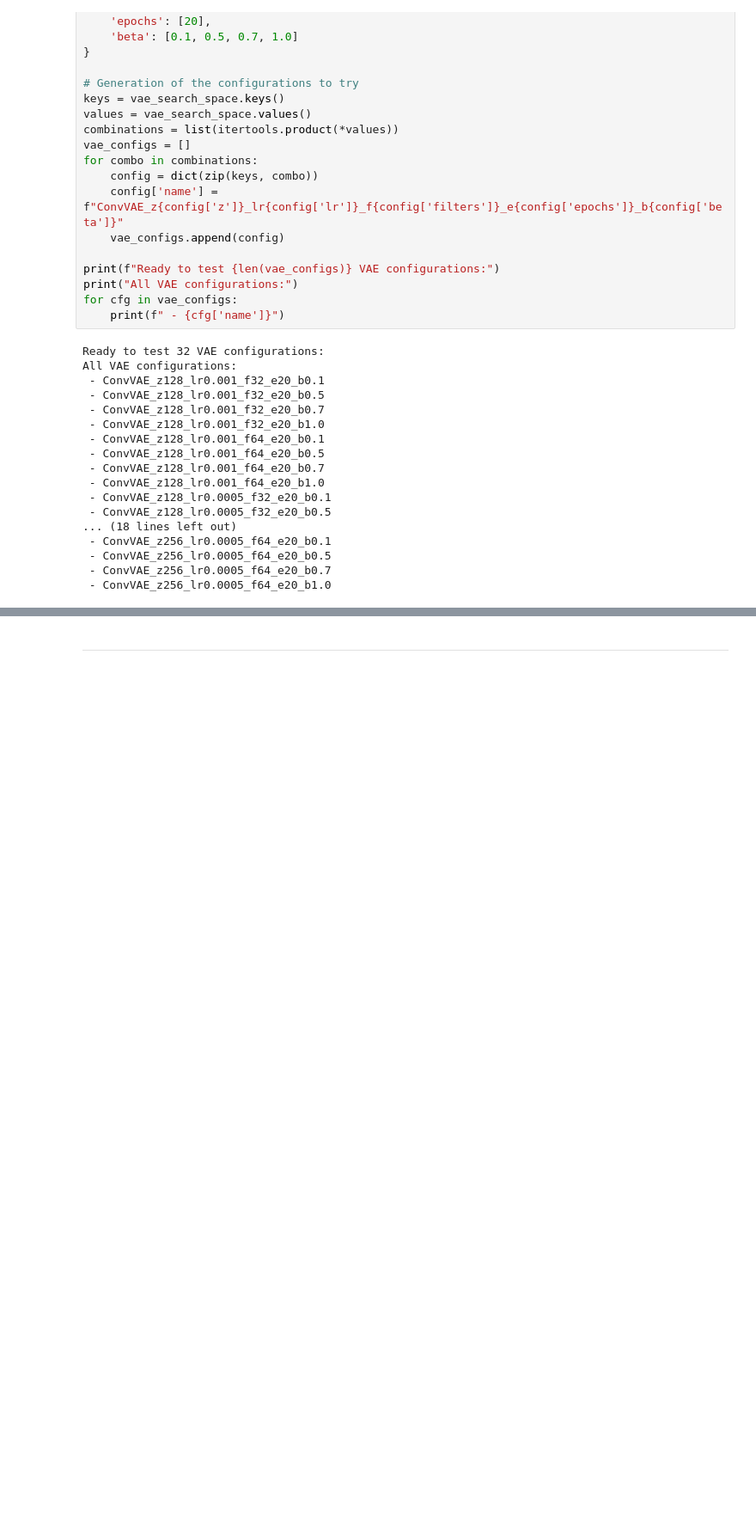
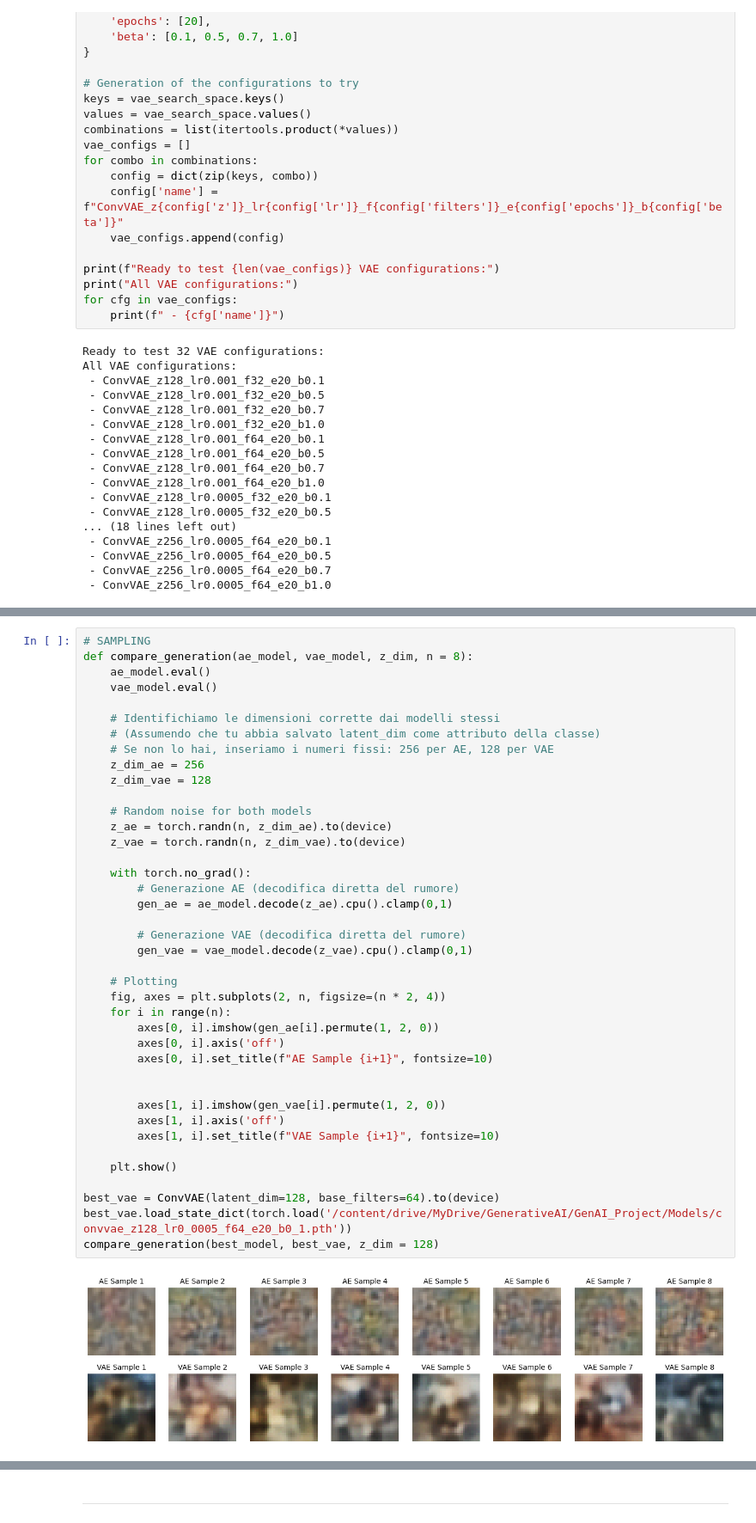
Before and after one commit to Tuco711/GenAI_Project, a Jupyter notebook: TP1-alunos-src-only/student_start_pack/ArtBench10_Student_Start_Pack.ipynb, the cells around one changed output, grey strips where cells are left out. Shown at 86% size. Drawn from its saved outputs; the diff is of its cells as text; blank space fills up the shorter version.

```diff
--- a/TP1-alunos-src-only/student_start_pack/ArtBench10_Student_Start_Pack.ipynb
+++ b/TP1-alunos-src-only/student_start_pack/ArtBench10_Student_Start_Pack.ipynb
@@ -1187,0 +1460,42 @@ print("="*60)
+# %%
+# SAMPLING
+def compare_generation(ae_model, vae_model, z_dim, n = 8):
+    ae_model.eval()
+    vae_model.eval()
+
+    # Identifichiamo le dimensioni corrette dai modelli stessi
+    # (Assumendo che tu abbia salvato latent_dim come attributo della classe)
+    # Se non lo hai, inseriamo i numeri fissi: 256 per AE, 128 per VAE
+    z_dim_ae = 256
+    z_dim_vae = 128
+
+    # Random noise for both models
+    z_ae = torch.randn(n, z_dim_ae).to(device)
+    z_vae = torch.randn(n, z_dim_vae).to(device)
+
+    with torch.no_grad():
+        # Generazione AE (decodifica diretta del rumore)
+        gen_ae = ae_model.decode(z_ae).cpu().clamp(0,1)
+
+        # Generazione VAE (decodifica diretta del rumore)
+        gen_vae = vae_model.decode(z_vae).cpu().clamp(0,1)
+
+    # Plotting
+    fig, axes = plt.subplots(2, n, figsize=(n * 2, 4))
+    for i in range(n):
+        axes[0, i].imshow(gen_ae[i].permute(1, 2, 0))
+        axes[0, i].axis('off')
+        axes[0, i].set_title(f"AE Sample {i+1}", fontsize=10)
+
+
+        axes[1, i].imshow(gen_vae[i].permute(1, 2, 0))
+        axes[1, i].axis('off')
+        axes[1, i].set_title(f"VAE Sample {i+1}", fontsize=10)
+
+    plt.show()
+
+best_vae = ConvVAE(latent_dim=128, base_filters=64).to(device)
+best_vae.load_state_dict(torch.load('/content/drive/MyDrive/GenerativeAI/GenAI_Project/Models/convvae_z128_lr0_0005_f64_e20_b0_1.pth'))
+compare_generation(best_model, best_vae, z_dim = 128)
+# %% [output]
+[figure, added]
```
Also changed, not shown: parts of 19 cells of this notebook, 1 other file.
